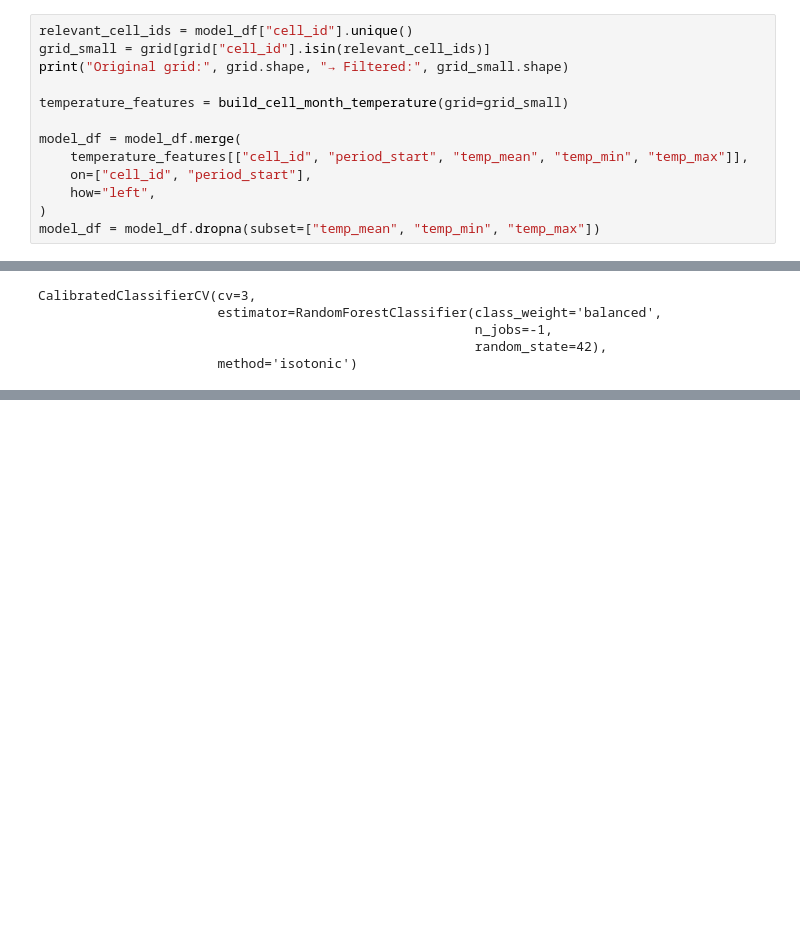
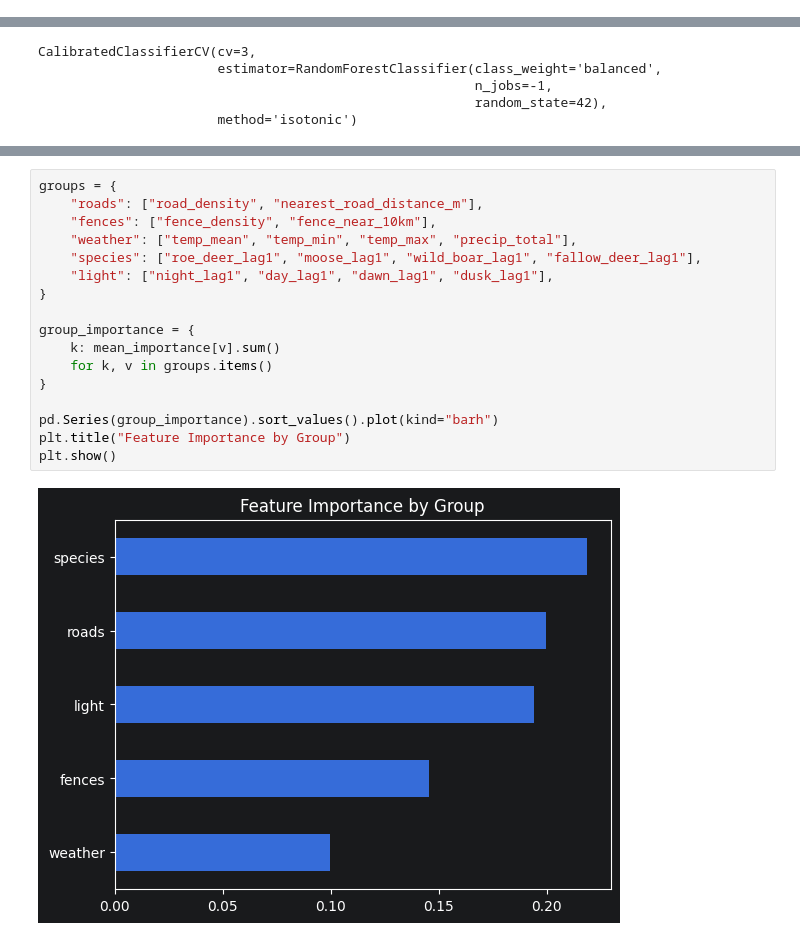
Before and after one commit to aw950309/thesis_boogaloo, a Jupyter notebook: notebooks/test.ipynb, the cells around one changed output, grey strips where cells are left out. Saved outputs shown, nothing was run; the diff lists cells and outputs as text; blank space fills up the shorter version.

```diff
--- a/notebooks/test.ipynb
+++ b/notebooks/test.ipynb
@@ -487,13 +504,0 @@ Name: proportion, dtype: float64
-# %%
-relevant_cell_ids = model_df["cell_id"].unique()
-grid_small = grid[grid["cell_id"].isin(relevant_cell_ids)]
-print("Original grid:", grid.shape, "→ Filtered:", grid_small.shape)
-
-temperature_features = build_cell_month_temperature(grid=grid_small)
-
-model_df = model_df.merge(
-    temperature_features[["cell_id", "period_start", "temp_mean", "temp_min", "temp_max"]],
-    on=["cell_id", "period_start"],
-    how="left",
-)
-model_df = model_df.dropna(subset=["temp_mean", "temp_min", "temp_max"])
@@ -764,0 +844,19 @@ plt.show()
+# %%
+groups = {
+    "roads": ["road_density", "nearest_road_distance_m"],
+    "fences": ["fence_density", "fence_near_10km"],
+    "weather": ["temp_mean", "temp_min", "temp_max", "precip_total"],
+    "species": ["roe_deer_lag1", "moose_lag1", "wild_boar_lag1", "fallow_deer_lag1"],
+    "light": ["night_lag1", "day_lag1", "dawn_lag1", "dusk_lag1"],
+}
+
+group_importance = {
+    k: mean_importance[v].sum()
+    for k, v in groups.items()
+}
+
+pd.Series(group_importance).sort_values().plot(kind="barh")
+plt.title("Feature Importance by Group")
+plt.show()
+# %% [output]
+[figure, added]
```
Also changed, not shown: parts of 18 cells of this notebook, 2 other files.
